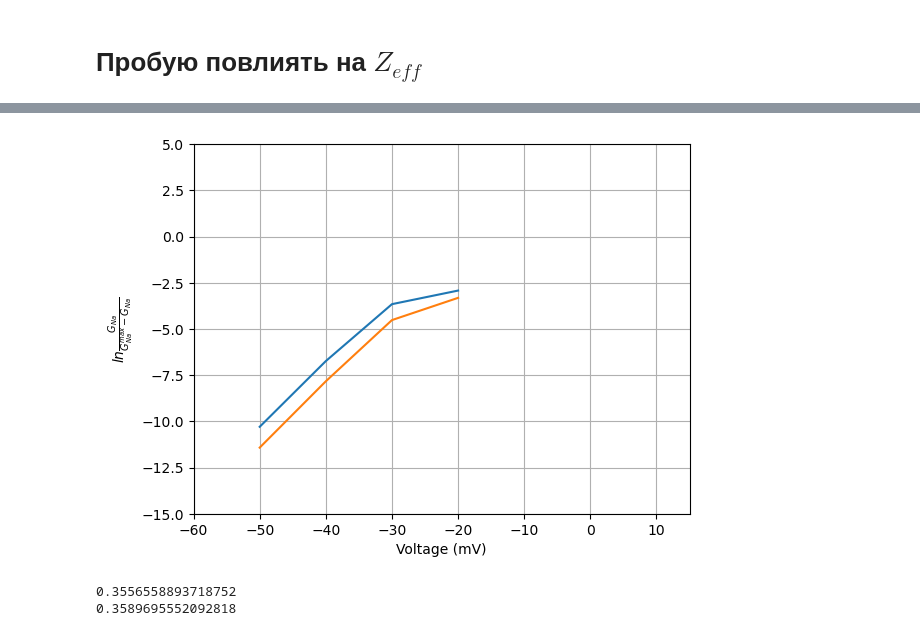
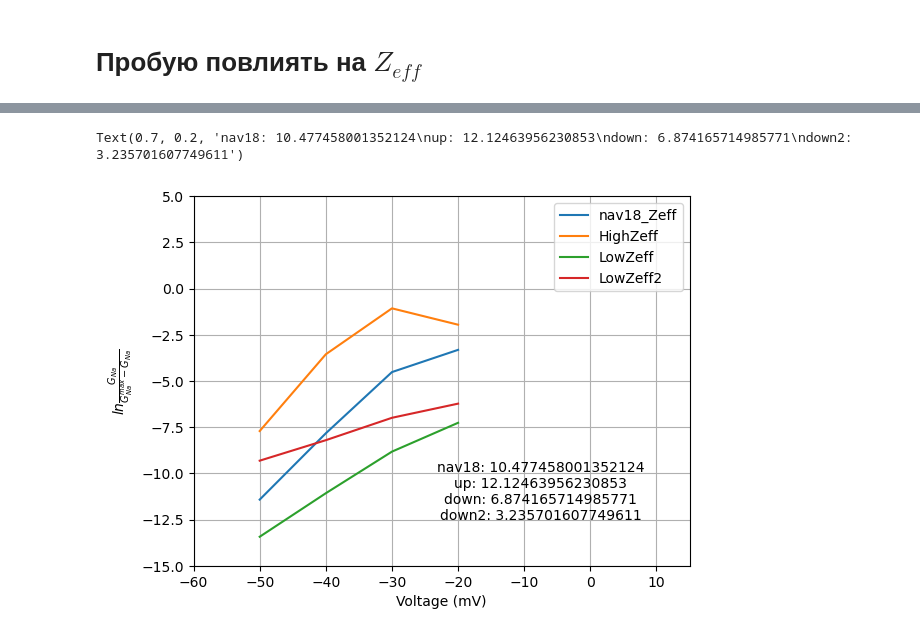
Before and after one commit to shcecter/nocimod, a Jupyter notebook: Zeff_eval.ipynb, the cells around one changed output, grey strips where cells are left out. Cells and saved outputs as stored; diff of their text form; code cells hidden in the pictures.

```diff
--- a/Zeff_eval.ipynb
+++ b/Zeff_eval.ipynb
@@ -53,7 +53,7 @@ Equation check
 ### Nav1.8 literature equations
 # %%
 start_scope()
-g18nav = 200*nS
+g18nav = 100*nS
 patchclamp_gna18_eq = gNa18_eq + Equations("v : volt (constant)")
 
 nav18_only_group = NeuronGroup(1, patchclamp_gna18_eq,
@@ -66,6 +66,8 @@ store("patch_clamp_init")
 experimental_voltages = arange(-50, -10, 10) * mV
 nav18_max_gs = max_conductances(experimental_voltages, nav18_only_group, nav18_only_statemon, "patch_clamp_init")
 plot_ln_G_vs_voltages(nav18_max_gs, experimental_voltages, g18nav)
+
+nav18_Zeff = comp_Zeff(nav18_max_gs, experimental_voltages, g18nav)
 # %% [output]
 WARNING    'v' is an internal variable of group 'Nav18', but also exists in the run namespace with the value -50. * mvolt. The internal variable will be used. [brian2.groups.group.Group.resolve.resolu ...
 WARNING    'v' is an internal variable of group 'Nav18', but also exists in the run namespace with the value -40. * mvolt. The internal variable will be used. [brian2.groups.group.Group.resolve.resolu ...
@@ -197,11 +234,41 @@ mod_nav18_max_gs = max_conductances(experimental_voltages, mod_nav18_neuron, mod
+# %%
+start_scope()
+g18nav = 100*nS
+down_gna18_eq = gNa18_eq_lowerZeff + Equations("v : volt (constant)")
+
+down_nav18_neuron = NeuronGroup(1, down_gna18_eq,
+                               namespace={"gNa18": g18nav}, method="exponential_euler",
+                               name="Nav18")
+down_nav18_statemon = StateMonitor(down_nav18_neuron, ["INa18"], True)
+
+store("down_nav18")
+
+experimental_voltages = arange(-50, -10, 10) * mV
+down_nav18_max_gs = max_conductances(experimental_voltages, down_nav18_neuron, down_nav18_statemon, "down_nav18")
+down_Zeff = comp_Zeff(down_nav18_max_gs, experimental_voltages, g18nav)
+# %%
+start_scope()
+down_dna18_eq2 = gNa18_eq_lowerZeff2 + Equations("v : volt (constant)")
+down_dna18_neuron2 = NeuronGroup(1, down_dna18_eq2,
+                               namespace={"gNa18": g18nav}, method="exponential_euler",
+                               name="Nav18")
+down_dna18_statemon2 = StateMonitor(down_dna18_neuron2, ["INa18"], True)
+store("down_nav18_2")
+down_nav18_max_gs2 = max_conductances(experimental_voltages, down_dna18_neuron2, down_dna18_statemon2, "down_nav18_2")
+down_Zeff2 = comp_Zeff(down_nav18_max_gs2, experimental_voltages, g18nav)
 # %%
-plot_ln_G_vs_voltages(mod_nav18_max_gs, experimental_voltages, g18nav)
 plot_ln_G_vs_voltages(nav18_max_gs, experimental_voltages, g18nav)
+plot_ln_G_vs_voltages(up_nav18_max_gs, experimental_voltages, g18nav)
+plot_ln_G_vs_voltages(down_nav18_max_gs, experimental_voltages, g18nav)
+plot_ln_G_vs_voltages(down_nav18_max_gs2, experimental_voltages, g18nav)
+legend(["nav18_Zeff", "HighZeff", "LowZeff", "LowZeff2"])
+zeff_text = (
+    f"nav18: {nav18_Zeff}\n"
+    f"up: {up_Zeff}\n"
+    f"down: {down_Zeff}\n"
+    f"down2: {down_Zeff2}"
+)
+plt.text(0.7, 0.2, zeff_text, ha="center", va="center", transform=plt.gca().transAxes)
 # %% [output]
+Text(0.7, 0.2, 'nav18: 10.477458001352124\nup: 12.12463956230853\ndown: 6.874165714985771\ndown2: 3.235701607749611')
-[figure, old version]
+[figure, new version]
-# %%
-print(comp_Zeff(mod_nav18_max_gs, experimental_voltages, g18nav))
-print(comp_Zeff(nav18_max_gs, experimental_voltages, g18nav))
-# %% [output]
-0.3556558893718752
-0.3589695552092818
```
Also changed, not shown: parts of 12 cells of this notebook, 3 other files.
